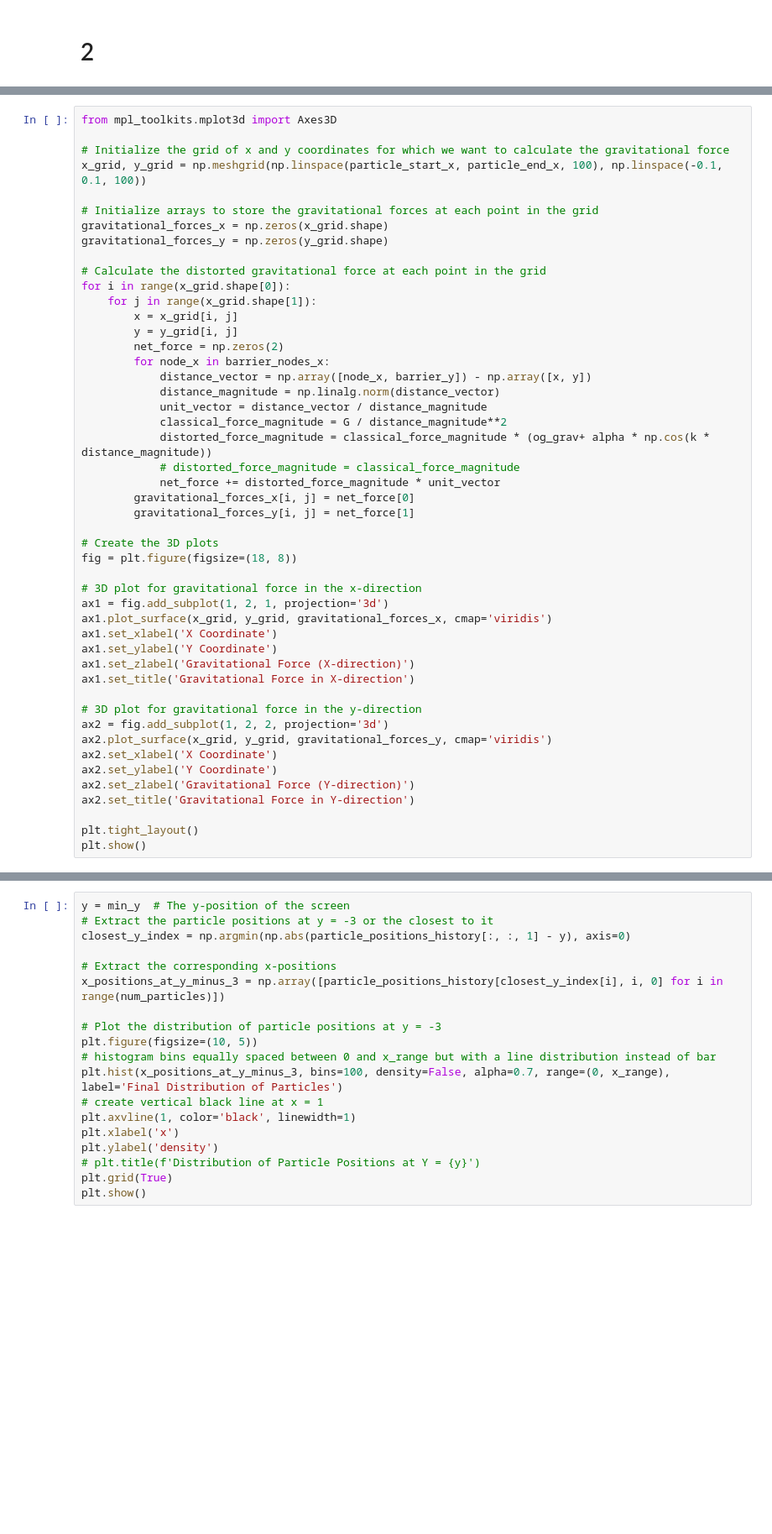
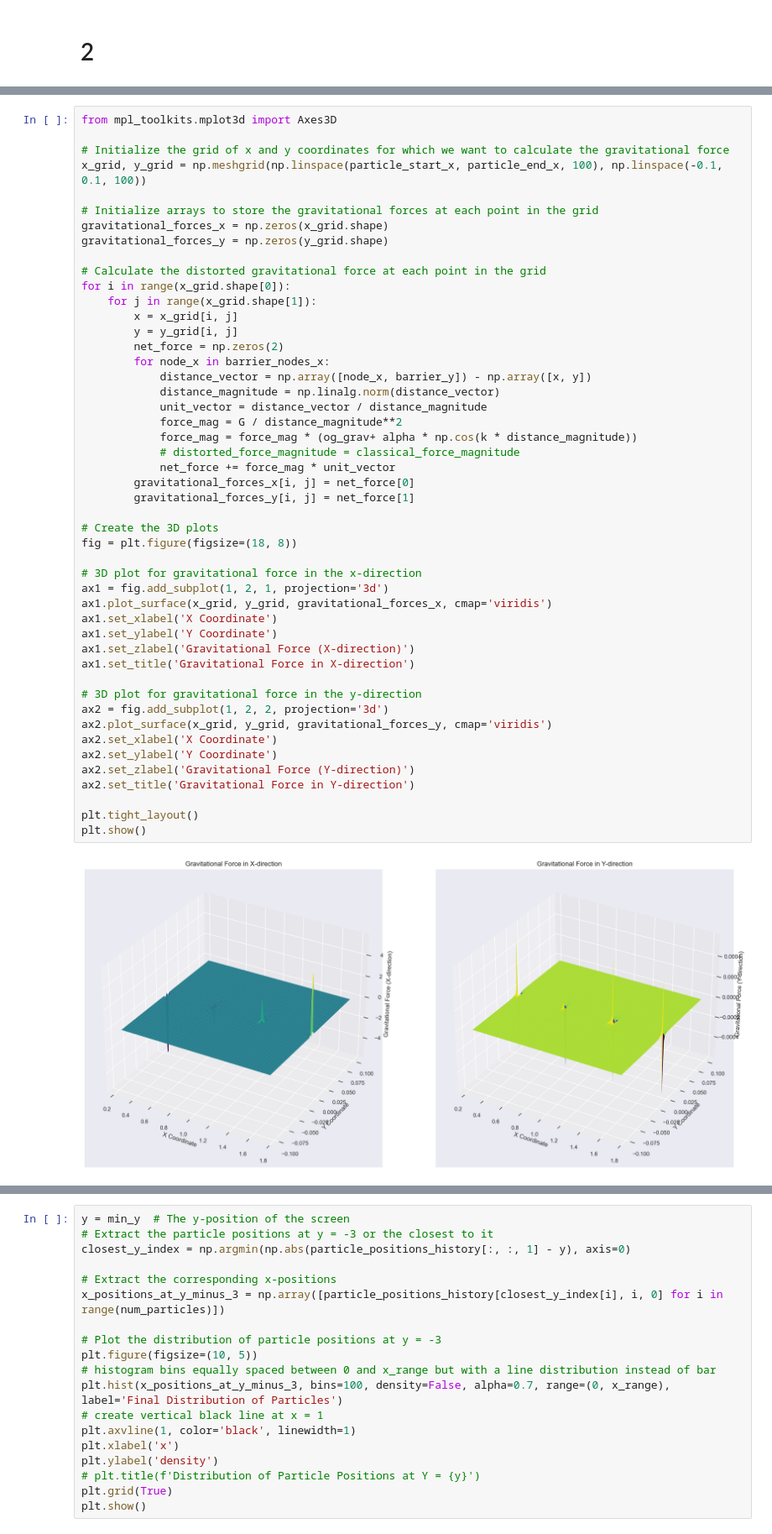
Before and after one commit to fredericosantos/light-particle-experiment, a Jupyter notebook: new.ipynb, the cells around one changed output, grey strips where cells are left out. Shown at 84% size. Saved outputs shown, nothing was run; the diff lists cells and outputs as text; blank space fills up the shorter version.

```diff
--- a/new.ipynb
+++ b/new.ipynb
@@ -170,33 +263,35 @@ for i in range(x_grid.shape[0]):
         net_force = np.zeros(2)
         for node_x in barrier_nodes_x:
             distance_vector = np.array([node_x, barrier_y]) - np.array([x, y])
             distance_magnitude = np.linalg.norm(distance_vector)
             unit_vector = distance_vector / distance_magnitude
-            classical_force_magnitude = G / distance_magnitude**2
-            distorted_force_magnitude = classical_force_magnitude * (og_grav+ alpha * np.cos(k * distance_magnitude))
+            force_mag = G / distance_magnitude**2
+            force_mag = force_mag * (og_grav+ alpha * np.cos(k * distance_magnitude))
             # distorted_force_magnitude = classical_force_magnitude
-            net_force += distorted_force_magnitude * unit_vector
+            net_force += force_mag * unit_vector
         gravitational_forces_x[i, j] = net_force[0]
         gravitational_forces_y[i, j] = net_force[1]
 
 # Create the 3D plots
 fig = plt.figure(figsize=(18, 8))
 
 # 3D plot for gravitational force in the x-direction
 ax1 = fig.add_subplot(1, 2, 1, projection='3d')
 ax1.plot_surface(x_grid, y_grid, gravitational_forces_x, cmap='viridis')
 ax1.set_xlabel('X Coordinate')
 ax1.set_ylabel('Y Coordinate')
 ax1.set_zlabel('Gravitational Force (X-direction)')
 ax1.set_title('Gravitational Force in X-direction')
 
 # 3D plot for gravitational force in the y-direction
 ax2 = fig.add_subplot(1, 2, 2, projection='3d')
 ax2.plot_surface(x_grid, y_grid, gravitational_forces_y, cmap='viridis')
 ax2.set_xlabel('X Coordinate')
 ax2.set_ylabel('Y Coordinate')
 ax2.set_zlabel('Gravitational Force (Y-direction)')
 ax2.set_title('Gravitational Force in Y-direction')
 
 plt.tight_layout()
 plt.show()
+# %% [output]
+[figure, added]
```
Also changed, not shown: parts of 10 cells of this notebook, 1 other file.
